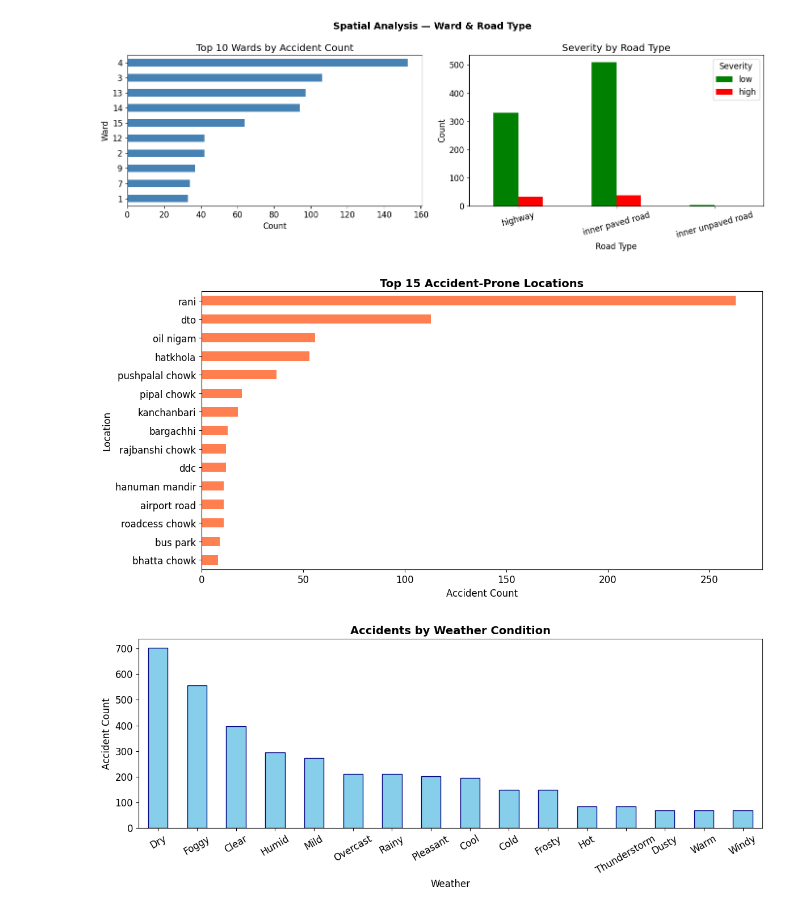
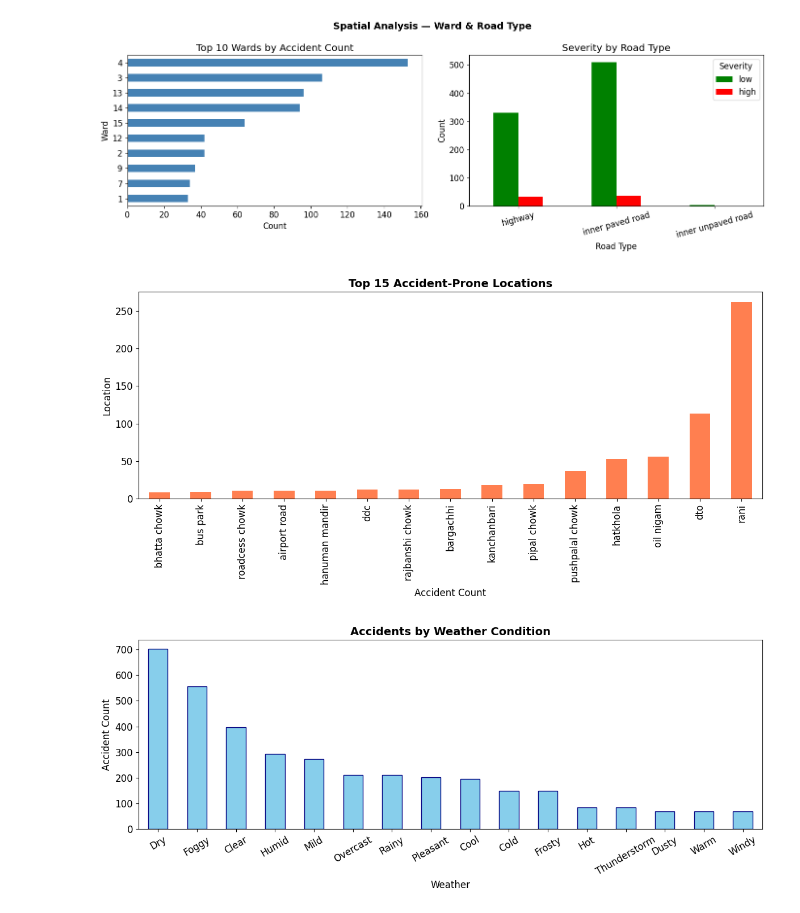
Before and after one commit to debiyani/traffic-accident-biratnagar, a Jupyter notebook: notebooks/analysis.ipynb, the cells around one changed output. Drawn from its saved outputs; the diff is of its cells as text; code cells hidden in the pictures.

```diff
--- a/notebooks/analysis.ipynb
+++ b/notebooks/analysis.ipynb
@@ -195,17 +195,17 @@ plt.show()
 # %%
 fig, ax = plt.subplots(figsize=(12, 6))
 
 top_locations = df_eda['Location'].value_counts().head(15).sort_values()
 
-top_locations.plot(kind='barh', ax=ax, color='coral')
+top_locations.plot(kind='bar', ax=ax, color='coral')
 ax.set_title('Top 15 Accident-Prone Locations', fontsize=14, fontweight='bold')
 ax.set_xlabel('Accident Count')
 ax.set_ylabel('Location')
 
 plt.tight_layout()
 plt.show()
 # %% [output]
-[figure, old version]
+[figure, new version]
 # %%
 weather_cols = [col for col in df_eda.columns if col.startswith('Weather_')]
 
```
Also changed, not shown: parts of 9 cells of this notebook, 25 other files.
